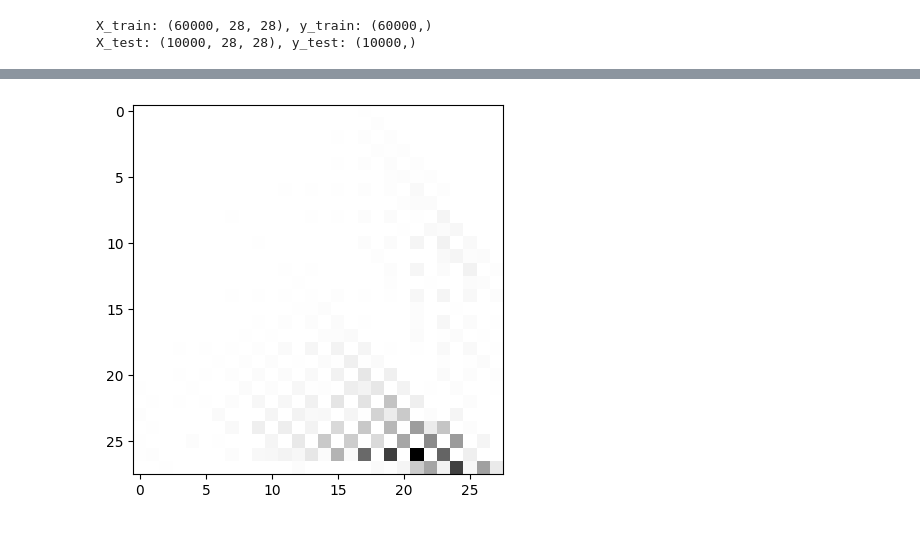
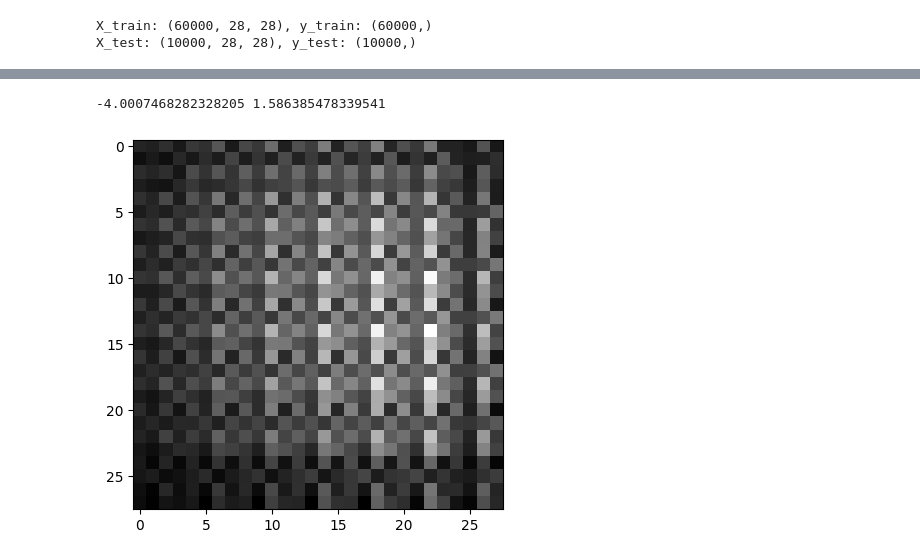
Before and after one commit to glovric/DLFS, a Jupyter notebook: in_progress/Diffusion.ipynb, the cells around one changed output, grey strips where cells are left out. Saved outputs shown, nothing was run; the diff lists cells and outputs as text; code cells hidden in the pictures.

```diff
--- a/in_progress/Diffusion.ipynb
+++ b/in_progress/Diffusion.ipynb
@@ -381,8 +409,8 @@ X_train: (60000, 28, 28), y_train: (60000,)
 X_test: (10000, 28, 28), y_test: (10000,)
 # %%
 # Selecting images of 0s and 3s
-X_train, _ = select_specific_labels(X_train, y_train, labels=[3], limit=250)
-X_train = preprocess_whole_mnist(X_train)
+X_train, _ = select_mnist_labels(X_train, y_train, labels=[1], limit=100)
+X_train = X_train.astype("float32") / 127.5 - 1.0 #X_train.astype("float32") / 255 #X_train.astype("float32") / 127.5 - 1.0
 X_train = np.expand_dims(X_train, axis=1)
 
 print(f'X_train: {X_train.shape}')
@@ -393,9 +421,11 @@ lr=1e-3
 epochs=1000
 
 loss = MSE_Loss()
-optimizer = Optimizer_Adam(learning_rate=lr)
+optimizer = Optimizer_Adam(learning_rate=lr, clip_grad=False)
+
+unet = TinyUNet(image_channels=1) #U_Net(img_channels=1, base_channels=3) # TinyUNet(image_channels=1)
 
 diffusion = Diffusion(model=unet, image_channels=1, loss_function=loss, optimizer=optimizer)
 
-diffusion.train(X_train, print_every=10)
+diffusion.train(X_train, print_every=1)
 # %% [output]
@@ -419,13 +449,22 @@ diffusion.train(X_train, print_every=10)
 KeyboardInterrupt:
+# %%
+batch_X = X_train
+batch_size = batch_X.shape[0]
+
+x_t, noise = diffusion.forward_diffusion(X_train, np.zeros(batch_size, dtype=int))
+diffusion.forward(X_train)
+print(diffusion.model.output.mean(), diffusion.model.output.std())
+# %% [output]
+-4.0007468282328205 1.586385478339541
 # %%
 new_images = diffusion.generate(10, 1, 28, 28)
 # %%
 idx = np.random.randint(10)
 
-img = new_images[idx] * 255
+img = (new_images[idx] + 1) * 127.5
 img = img.reshape(28, 28)
 
 plt.imshow(img, cmap='gray')
 plt.show()
 # %% [output]
-[figure, old version]
+[figure, new version]
```
Also changed, not shown: parts of 12 cells of this notebook, 3 other files.
